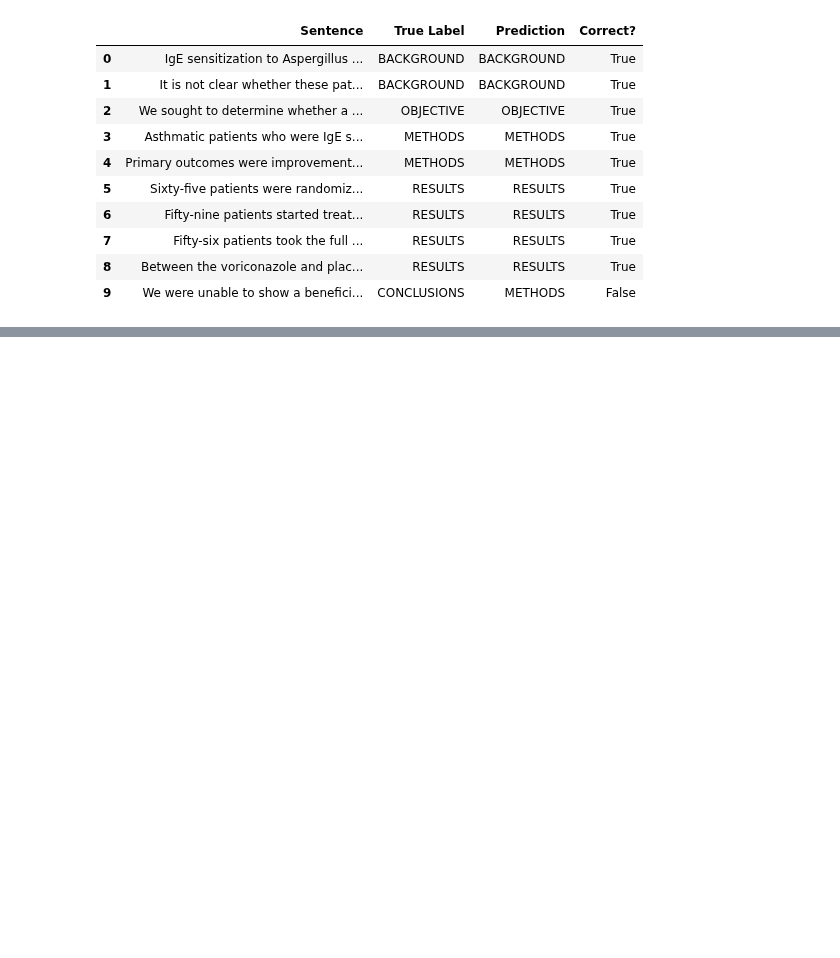
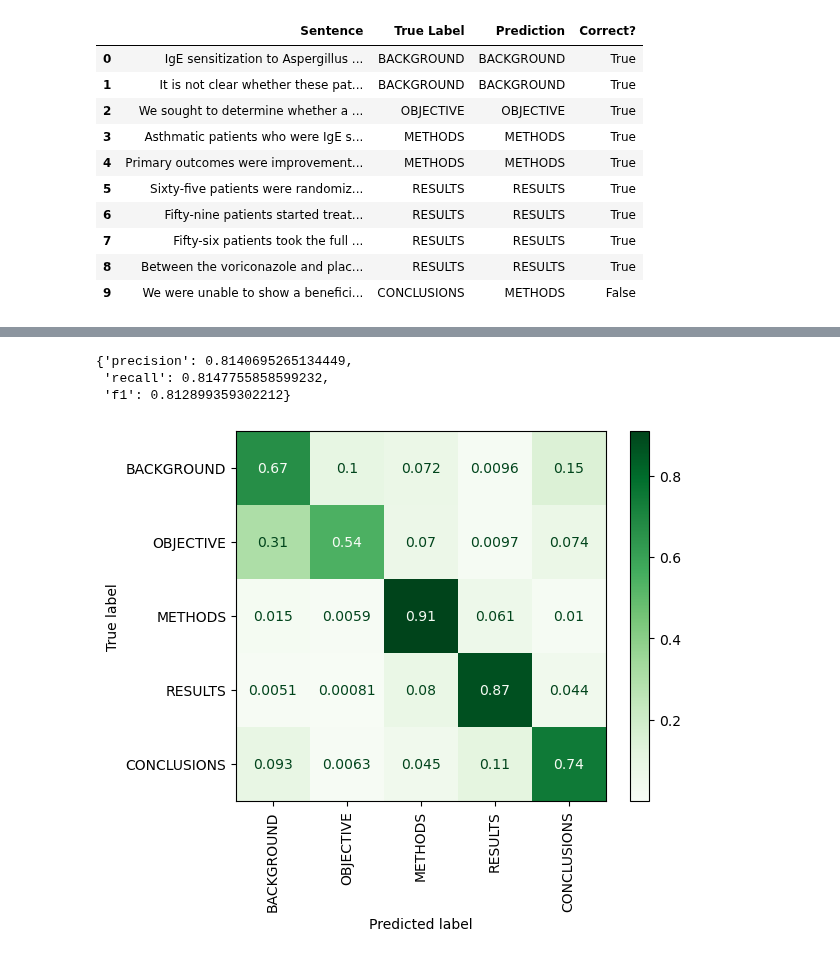
Before and after one commit to poolGolez/project-roosevelt, a Jupyter notebook: skim-literature.ipynb, the cells around one changed output, grey strips where cells are left out. Cells and saved outputs as stored; diff of their text form; code cells hidden in the pictures; blank space fills up the shorter version.

```diff
--- a/skim-literature.ipynb
+++ b/skim-literature.ipynb
@@ -758,0 +826,4 @@ show_sample_predictions(model_3_predictions)
+# %%
+model_4_predictions = model_predict(model_4, X_val)
+
+model_4_predictions[:15]
@@ -758,0 +837,10 @@ show_sample_predictions(model_3_predictions)
+# %%
+score_predictions(y_val, model_4_predictions)
+# %% [output]
+{'precision': 0.8140695265134449,
+ 'recall': 0.8147755858599232,
+ 'f1': 0.812899359302212}
+# %%
+show_confusion_matrix(y_val, model_4_predictions)
+# %% [output]
+[figure, added]
```
Also changed, not shown: parts of 18 cells of this notebook.
